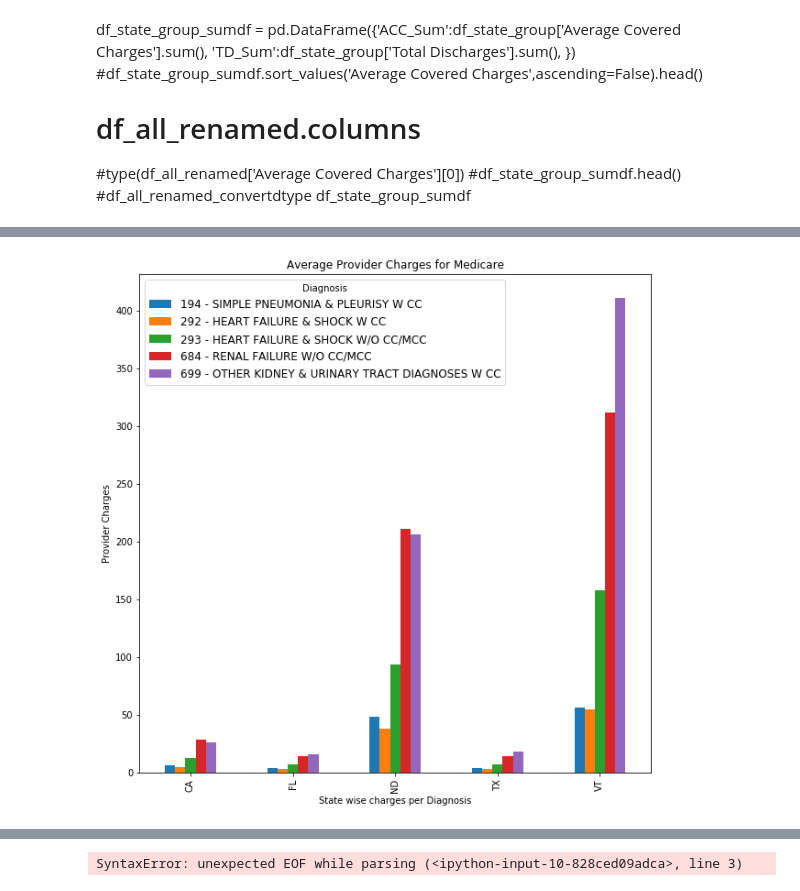
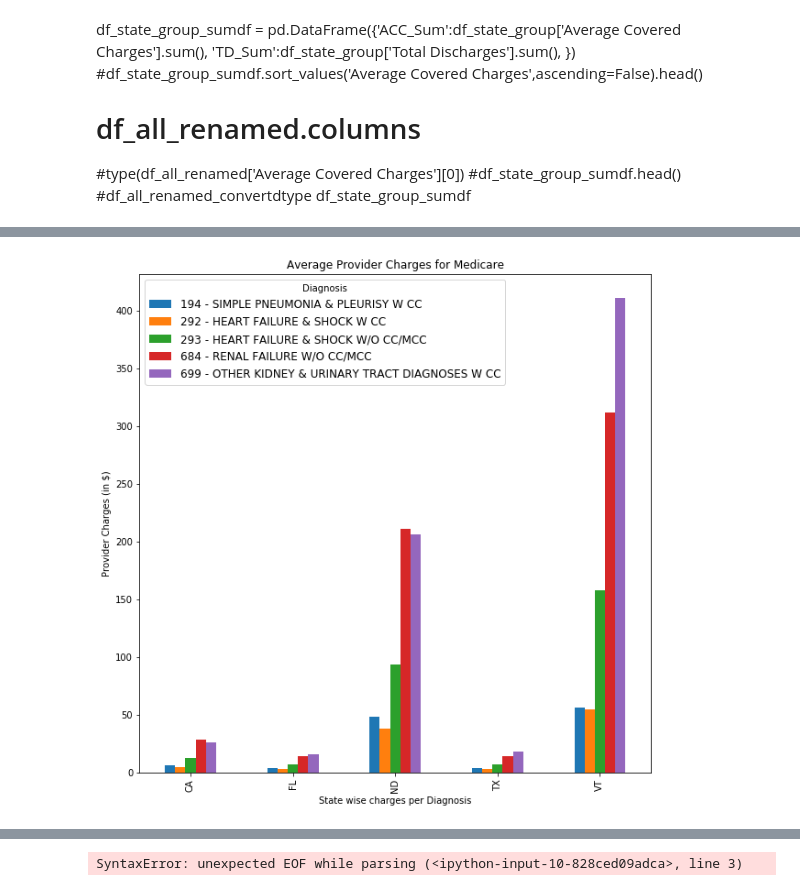
Before and after one commit to nilamroy2/Group6_Project_1, a Jupyter notebook: group6_starter_code_vasudha.ipynb, the cells around one changed output, grey strips where cells are left out. Drawn from its saved outputs; the diff is of its cells as text; code cells hidden in the pictures.

Commit message:
My Second Graph Completed

```diff
--- a/group6_starter_code_vasudha.ipynb
+++ b/group6_starter_code_vasudha.ipynb
@@ -159,18 +159,18 @@ See the caveats in the documentation: http://pandas.pydata.org/pandas-docs/stabl
 # %%
 #Plotting graph
 df_by_states.pivot("State", "Diagnosis", "Per Diagnosis").plot(kind='bar', figsize=(10,10))
 
 # Give our chart some labels and a tile
 plt.title("Average Provider Charges for Medicare")
 plt.xlabel("State wise charges per Diagnosis")
-plt.ylabel("Provider Charges")
+plt.ylabel("Provider Charges (in $)")
 
 # Create a legend for our chart
 plt.legend(loc="best",title='Diagnosis',fontsize=12)
 
 plt.show()
 # %% [output]
-[figure, old version]
+[figure, new version]
 # %%
 #Different provider charges for a state for a diagnosis
 df_provider.columns
```
Also changed, not shown: parts of 7 cells of this notebook.
